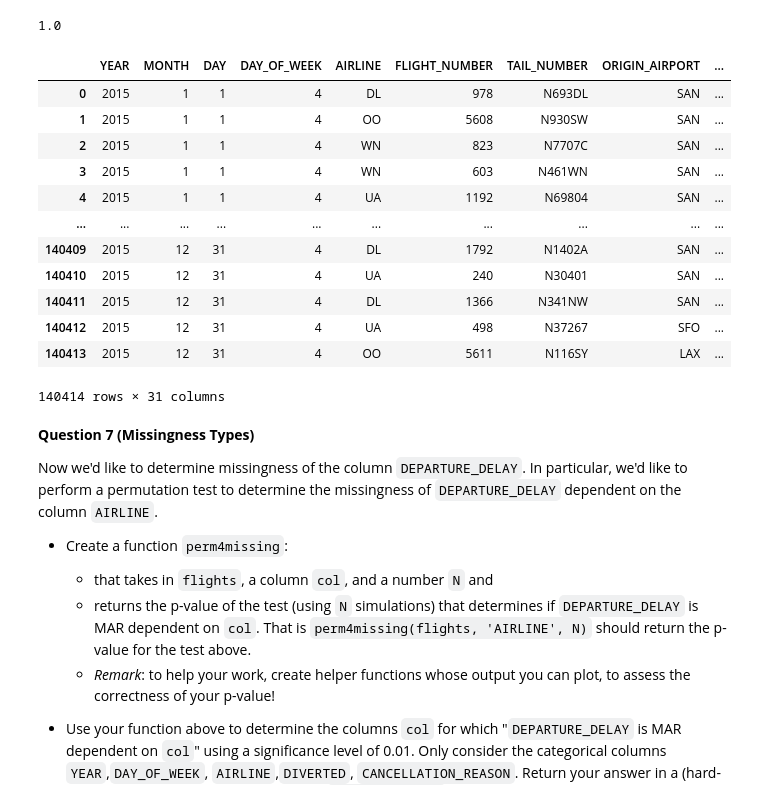
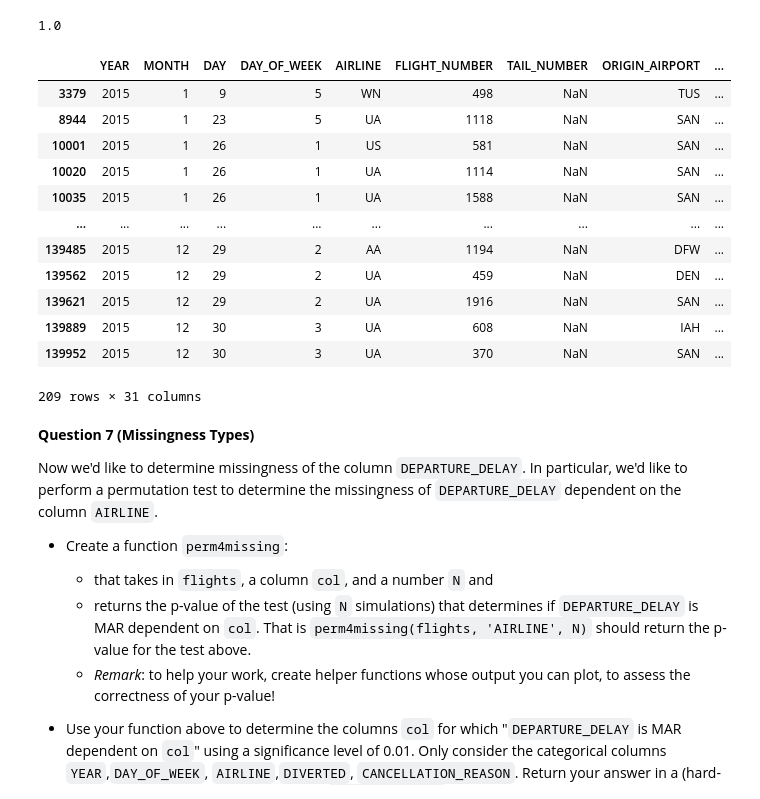
Before and after one commit to YourTeammate/dsc80-co-working, a Jupyter notebook: projects/02/project02.ipynb, the cells around one changed output. Saved outputs shown, nothing was run; the diff lists cells and outputs as text; code cells hidden in the pictures.

```diff
--- a/projects/02/project02.ipynb
+++ b/projects/02/project02.ipynb
@@ -425,22 +425,22 @@ dtype: float64
 (flights.drop('AIRLINE_DELAY', axis=1).apply(proj.predict_null_airline_delay, axis=1) == (flights['AIRLINE_DELAY'].isnull())).mean()
 # %% [output]
 1.0
-# %%
-flights
-# %% [output]
-|  | YEAR | MONTH | DAY | DAY_OF_WEEK | AIRLINE | FLIGHT_NUMBER | TAIL_NUMBER | ORIGIN_AIRPORT | ... |
-| 0 | 2015 | 1 | 1 | 4 | DL | 978 | N693DL | SAN | ... |
-| 1 | 2015 | 1 | 1 | 4 | OO | 5608 | N930SW | SAN | ... |
-| 2 | 2015 | 1 | 1 | 4 | WN | 823 | N7707C | SAN | ... |
-| 3 | 2015 | 1 | 1 | 4 | WN | 603 | N461WN | SAN | ... |
-| 4 | 2015 | 1 | 1 | 4 | UA | 1192 | N69804 | SAN | ... |
-| ... | ... | ... | ... | ... | ... | ... | ... | ... | ... |
-| 140409 | 2015 | 12 | 31 | 4 | DL | 1792 | N1402A | SAN | ... |
-| 140410 | 2015 | 12 | 31 | 4 | UA | 240 | N30401 | SAN | ... |
-| 140411 | 2015 | 12 | 31 | 4 | DL | 1366 | N341NW | SAN | ... |
-| 140412 | 2015 | 12 | 31 | 4 | UA | 498 | N37267 | SFO | ... |
-| 140413 | 2015 | 12 | 31 | 4 | OO | 5611 | N116SY | LAX | ... |
-140414 rows × 31 columns
+# %%
+flights[flights['TAIL_NUMBER'].isnull()]
+# %% [output]
+|  | YEAR | MONTH | DAY | DAY_OF_WEEK | AIRLINE | FLIGHT_NUMBER | TAIL_NUMBER | ORIGIN_AIRPORT | ... |
+| 3379 | 2015 | 1 | 9 | 5 | WN | 498 | NaN | TUS | ... |
+| 8944 | 2015 | 1 | 23 | 5 | UA | 1118 | NaN | SAN | ... |
+| 10001 | 2015 | 1 | 26 | 1 | US | 581 | NaN | SAN | ... |
+| 10020 | 2015 | 1 | 26 | 1 | UA | 1114 | NaN | SAN | ... |
+| 10035 | 2015 | 1 | 26 | 1 | UA | 1588 | NaN | SAN | ... |
+| ... | ... | ... | ... | ... | ... | ... | ... | ... | ... |
+| 139485 | 2015 | 12 | 29 | 2 | AA | 1194 | NaN | DFW | ... |
+| 139562 | 2015 | 12 | 29 | 2 | UA | 459 | NaN | DEN | ... |
+| 139621 | 2015 | 12 | 29 | 2 | UA | 1916 | NaN | SAN | ... |
+| 139889 | 2015 | 12 | 30 | 3 | UA | 608 | NaN | IAH | ... |
+| 139952 | 2015 | 12 | 30 | 3 | UA | 370 | NaN | SAN | ... |
+209 rows × 31 columns
 # %% [markdown]
 **Question 7 (Missingness Types)**
 
```
Also changed, not shown: parts of 1 cell of this notebook, 1 other file.
